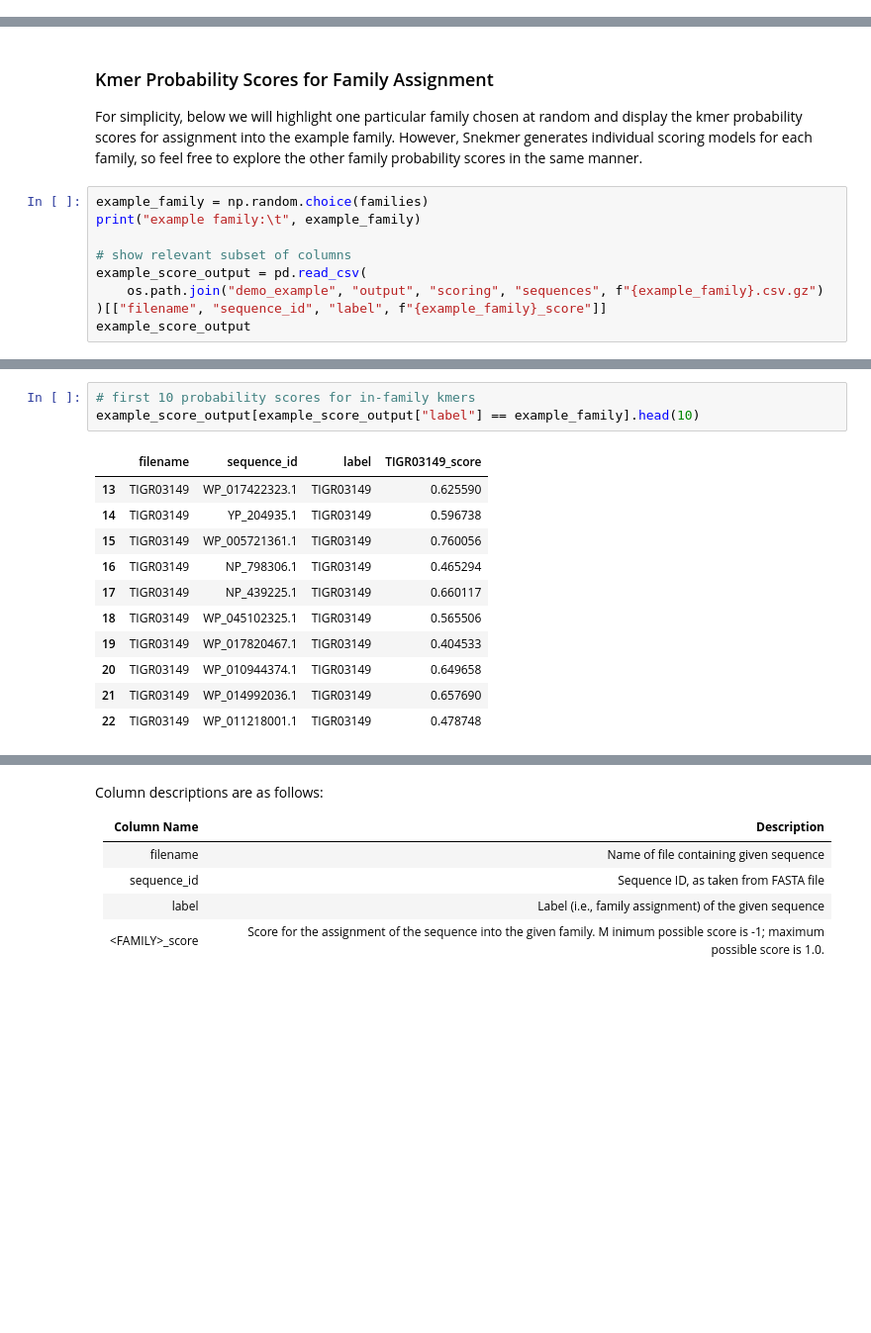
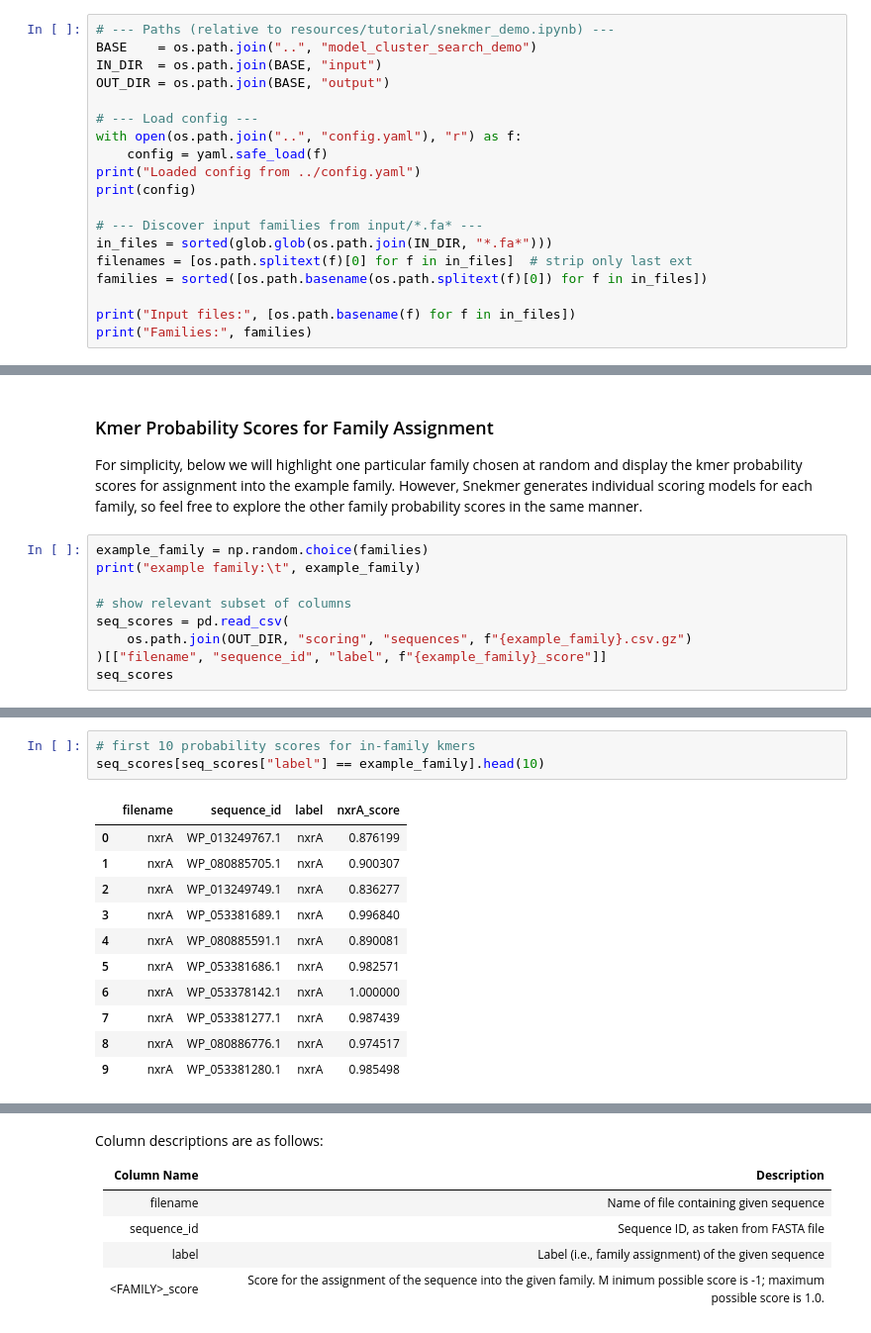
Before and after one commit to PNNL-CompBio/Snekmer, a Jupyter notebook: docs/source/tutorial/snekmer_demo.ipynb, the cells around one changed output, grey strips where cells are left out. Shown at 99% size. Drawn from its saved outputs; the diff is of its cells as text; blank space fills up the shorter version.

```diff
--- a/docs/source/tutorial/snekmer_demo.ipynb
+++ b/docs/source/tutorial/snekmer_demo.ipynb
@@ -80,0 +56,19 @@ print(families)
+# %%
+# --- Paths (relative to resources/tutorial/snekmer_demo.ipynb) ---
+BASE    = os.path.join("..", "model_cluster_search_demo")
+IN_DIR  = os.path.join(BASE, "input")
+OUT_DIR = os.path.join(BASE, "output")
+
+# --- Load config ---
+with open(os.path.join("..", "config.yaml"), "r") as f:
+    config = yaml.safe_load(f)
+print("Loaded config from ../config.yaml")
+print(config)
+
+# --- Discover input families from input/*.fa* ---
+in_files = sorted(glob.glob(os.path.join(IN_DIR, "*.fa*")))
+filenames = [os.path.splitext(f)[0] for f in in_files]  # strip only last ext
+families = sorted([os.path.basename(os.path.splitext(f)[0]) for f in in_files])
+
+print("Input files:", [os.path.basename(f) for f in in_files])
+print("Families:", families)
@@ -140,8 +139,8 @@ example_family = np.random.choice(families)
 print("example family:\t", example_family)
 
 # show relevant subset of columns
-example_score_output = pd.read_csv(
-    os.path.join("demo_example", "output", "scoring", "sequences", f"{example_family}.csv.gz")
+seq_scores = pd.read_csv(
+    os.path.join(OUT_DIR, "scoring", "sequences", f"{example_family}.csv.gz")
 )[["filename", "sequence_id", "label", f"{example_family}_score"]]
-example_score_output
+seq_scores
 # %% [output]
@@ -161,18 +160,18 @@ example family:  TIGR03149
 101 rows × 4 columns
 # %%
 # first 10 probability scores for in-family kmers
-example_score_output[example_score_output["label"] == example_family].head(10)
+seq_scores[seq_scores["label"] == example_family].head(10)
 # %% [output]
-|  | filename | sequence_id | label | TIGR03149_score |
-| 13 | TIGR03149 | WP_017422323.1 | TIGR03149 | 0.625590 |
-| 14 | TIGR03149 | YP_204935.1 | TIGR03149 | 0.596738 |
-| 15 | TIGR03149 | WP_005721361.1 | TIGR03149 | 0.760056 |
-| 16 | TIGR03149 | NP_798306.1 | TIGR03149 | 0.465294 |
-| 17 | TIGR03149 | NP_439225.1 | TIGR03149 | 0.660117 |
-| 18 | TIGR03149 | WP_045102325.1 | TIGR03149 | 0.565506 |
-| 19 | TIGR03149 | WP_017820467.1 | TIGR03149 | 0.404533 |
-| 20 | TIGR03149 | WP_010944374.1 | TIGR03149 | 0.649658 |
-| 21 | TIGR03149 | WP_014992036.1 | TIGR03149 | 0.657690 |
-| 22 | TIGR03149 | WP_011218001.1 | TIGR03149 | 0.478748 |
+|  | filename | sequence_id | label | nxrA_score |
+| 0 | nxrA | WP_013249767.1 | nxrA | 0.876199 |
+| 1 | nxrA | WP_080885705.1 | nxrA | 0.900307 |
+| 2 | nxrA | WP_013249749.1 | nxrA | 0.836277 |
+| 3 | nxrA | WP_053381689.1 | nxrA | 0.996840 |
+| 4 | nxrA | WP_080885591.1 | nxrA | 0.890081 |
+| 5 | nxrA | WP_053381686.1 | nxrA | 0.982571 |
+| 6 | nxrA | WP_053378142.1 | nxrA | 1.000000 |
+| 7 | nxrA | WP_053381277.1 | nxrA | 0.987439 |
+| 8 | nxrA | WP_080886776.1 | nxrA | 0.974517 |
+| 9 | nxrA | WP_053381280.1 | nxrA | 0.985498 |
 # %%
 # first 10 probability scores for out-of-family kmers
```
Also changed, not shown: parts of 11 cells of this notebook, 53 other files.
